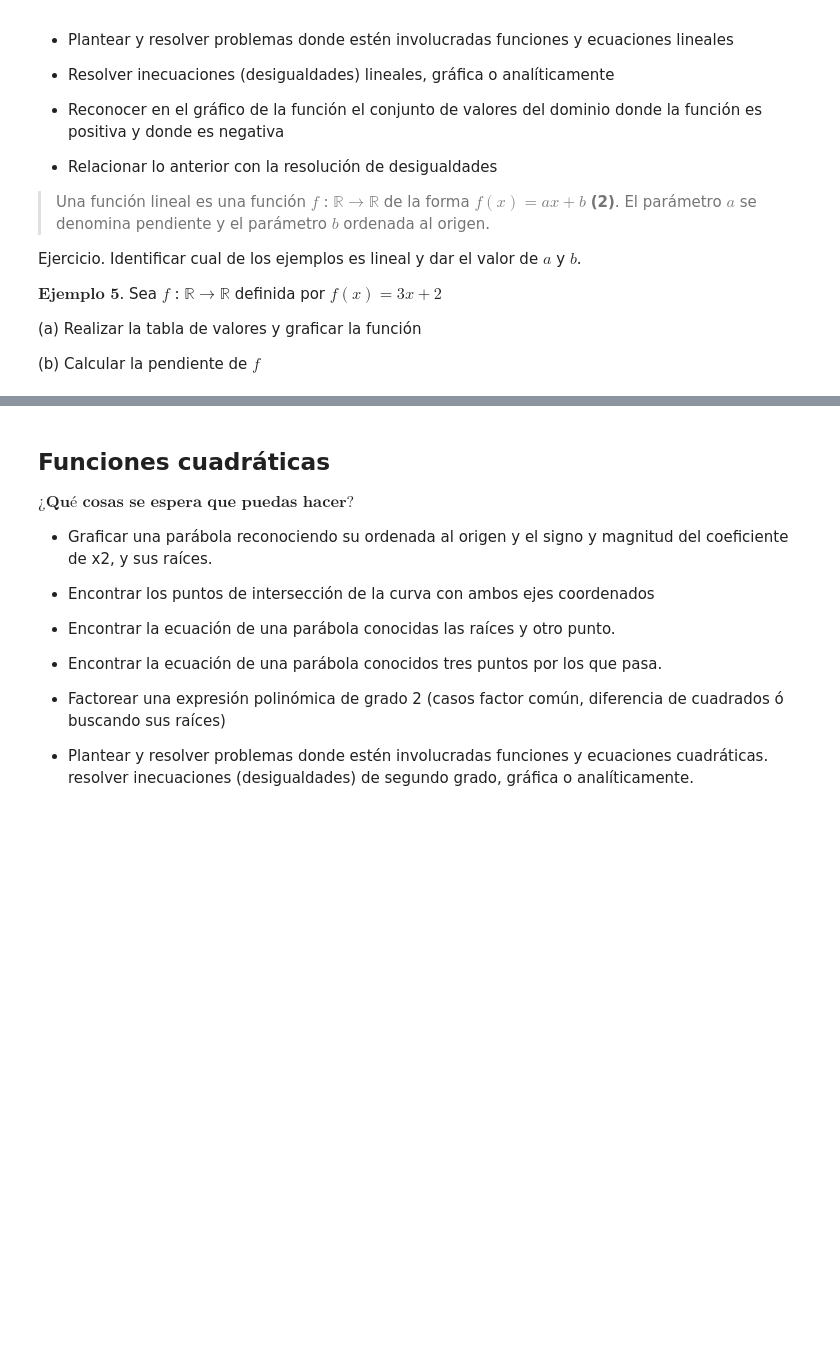
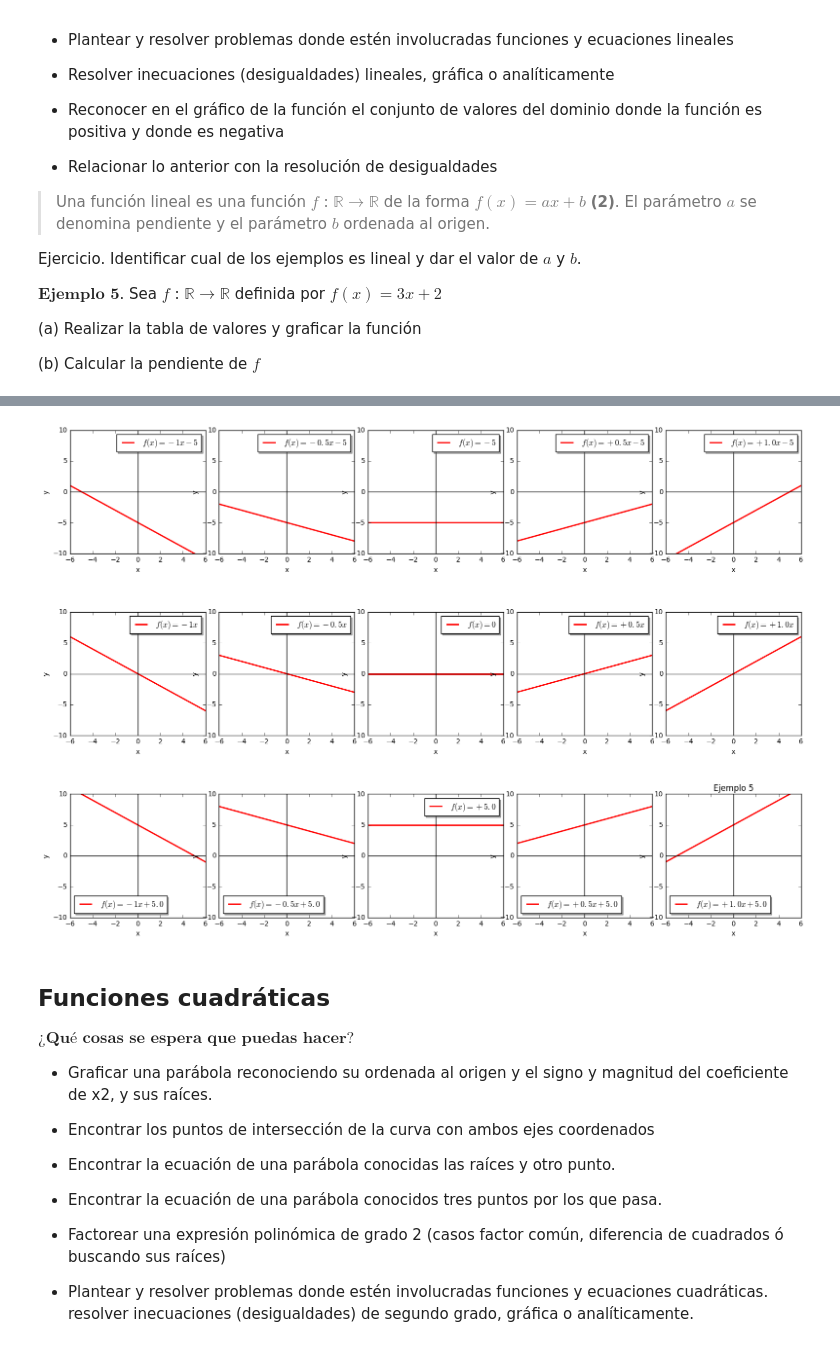
Before and after one commit to renexdev/matematica-general, a Jupyter notebook: funciones.ipynb, the cells around one changed output, grey strips where cells are left out. Drawn from its saved outputs; the diff is of its cells as text; code cells hidden in the pictures; blank space fills up the shorter version.

```diff
--- a/funciones.ipynb
+++ b/funciones.ipynb
@@ -234,3 +200,50 @@ interact(update)
+# %%
+%matplotlib inline
+from ipywidgets import *
+import numpy as np
+import matplotlib.pyplot as plt
+
+x = np.linspace(-6, 6, 50)
+def lineal(a,b,x):
+    return a*x+b
+
+def signo(x):
+    if x > 0: return "+"
+    if x < 0: return "-"
+
+def label(a,b):
+    if a==0. and b==0.: return "$f(x) = 0$"
+    if a==0. and b!=0.: return "$f(x) = %s%s$"%(signo(b),abs(b))
+    if a!=0. and b==0.: return "$f(x) = %s%sx$"%(signo(a),abs(a))
+    if a!=0. and b!=0.: return "$f(x) = %s%sx %s%s$"%(signo(a),abs(a),signo(b),abs(b))
+
+
+fig, ax = plt.subplots(nrows=3, ncols=5)
+plt.tight_layout()
+l1 = 5.
+l2 = l1*.5
+plt.subplots_adjust(left=l2, bottom=l2, right=l1, top=l1, wspace=.1, hspace=None)
+plt.title("Ejemplo 5")
+
+a = -1
+b = -5
+for row in ax:
+    for col in row:
+        col.plot(x, [lineal(a,b,x) for x in x ],lw=2,c='red',label=label(a,b))
+        col.legend(loc='best', shadow=True)
+        col.axhline(0, color='black')
+        col.axvline(0, color='black')
+        col.set_xlim(-6.,6.)
+        col.set_ylim(-10.,10.)
+        col.set_xlabel("x")
+        col.set_ylabel("y")
+        #print(a,' ',b)
+        a=a+0.5
+    a=-1
+    b=b+5.
+plt.show()
+# %% [output]
+[figure, added]
 # %% [markdown]
 <h2>Funciones cuadráticas</h2>
 
```
Also changed, not shown: parts of 2 cells of this notebook, 1 other file.
